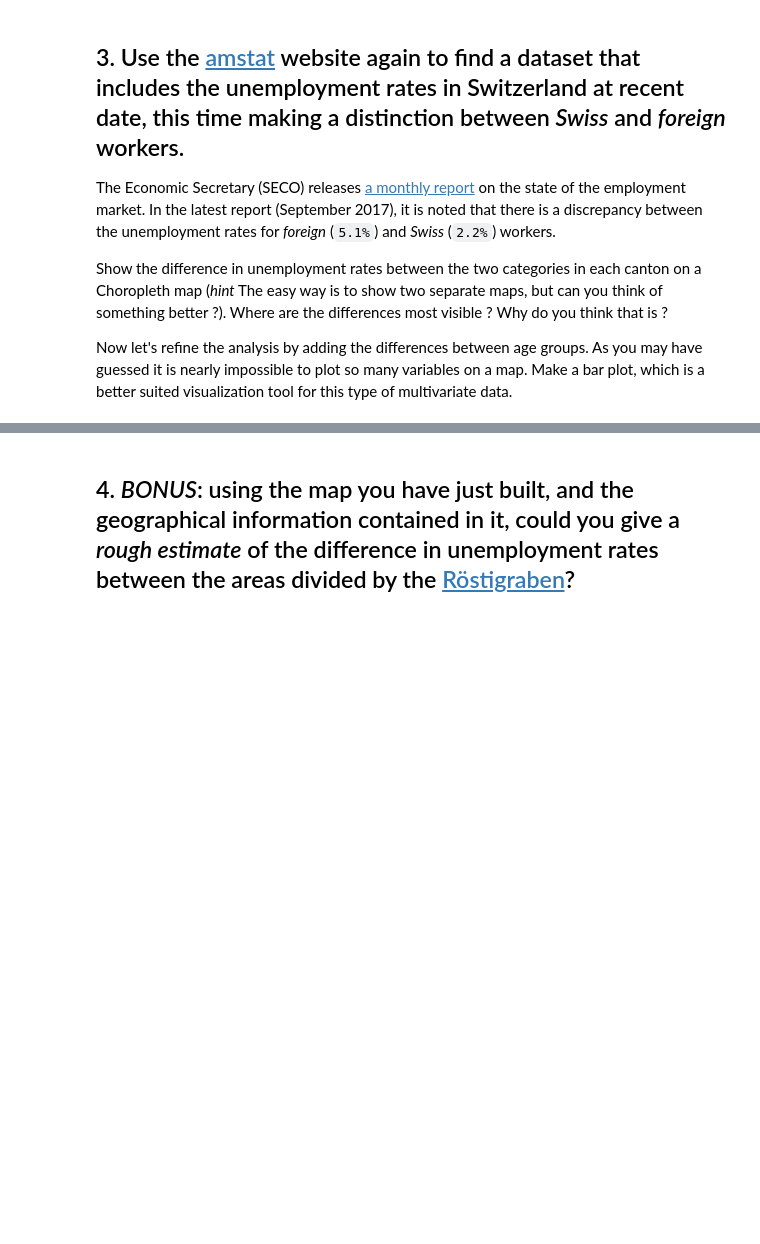
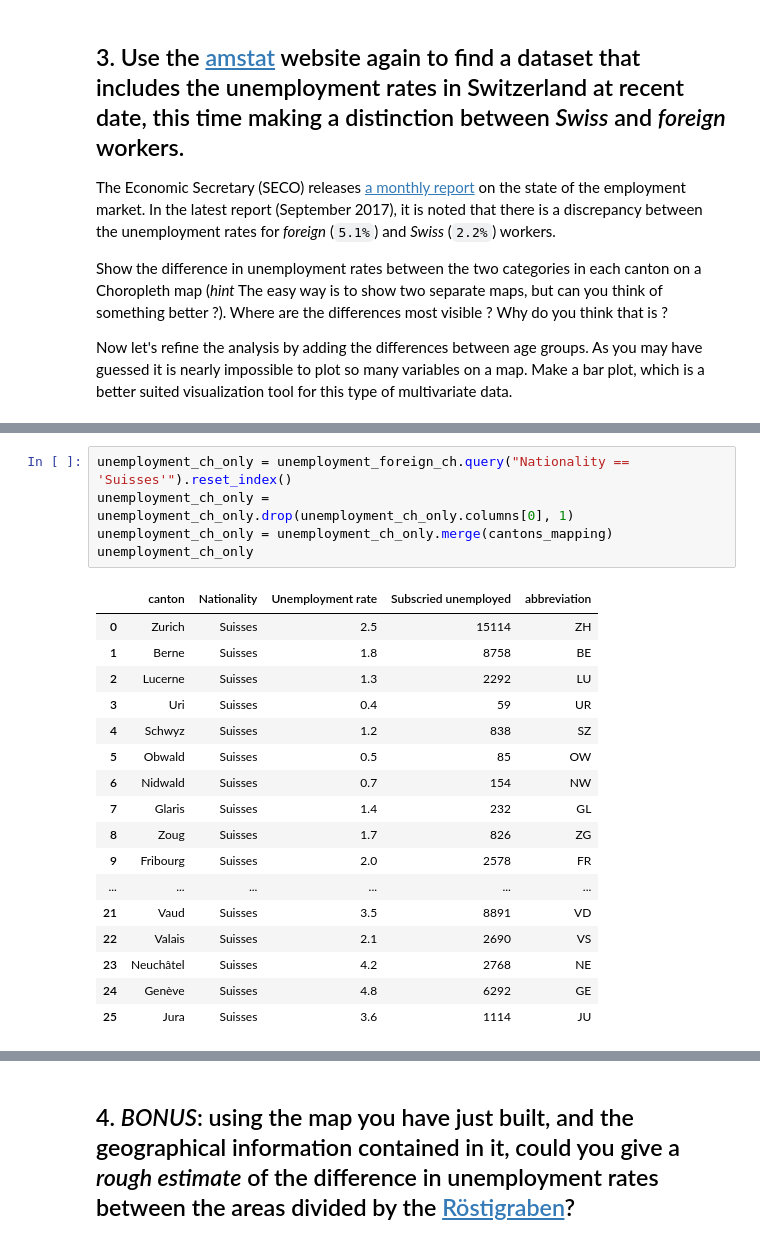
Before and after one commit to mosimann/ADA, a Jupyter notebook: 03 - Interactive Viz/Homework 3.ipynb, the cells around one changed output, grey strips where cells are left out. Saved outputs shown, nothing was run; the diff lists cells and outputs as text; blank space fills up the shorter version.

```diff
--- a/03 - Interactive Viz/Homework 3.ipynb
+++ b/03 - Interactive Viz/Homework 3.ipynb
@@ -333,0 +359,23 @@ swiss_choropleth(new_unemployment_ch_to_plot, ['abbreviation', 'new_unemployment
+# %%
+unemployment_ch_only = unemployment_foreign_ch.query("Nationality == 'Suisses'").reset_index()
+unemployment_ch_only = unemployment_ch_only.drop(unemployment_ch_only.columns[0], 1)
+unemployment_ch_only = unemployment_ch_only.merge(cantons_mapping)
+unemployment_ch_only
+# %% [output]
+|  | canton | Nationality | Unemployment rate | Subscried unemployed | abbreviation |
+| 0 | Zurich | Suisses | 2.5 | 15114 | ZH |
+| 1 | Berne | Suisses | 1.8 | 8758 | BE |
+| 2 | Lucerne | Suisses | 1.3 | 2292 | LU |
+| 3 | Uri | Suisses | 0.4 | 59 | UR |
+| 4 | Schwyz | Suisses | 1.2 | 838 | SZ |
+| 5 | Obwald | Suisses | 0.5 | 85 | OW |
+| 6 | Nidwald | Suisses | 0.7 | 154 | NW |
+| 7 | Glaris | Suisses | 1.4 | 232 | GL |
+| 8 | Zoug | Suisses | 1.7 | 826 | ZG |
+| 9 | Fribourg | Suisses | 2.0 | 2578 | FR |
+| ... | ... | ... | ... | ... | ... |
+| 21 | Vaud | Suisses | 3.5 | 8891 | VD |
+| 22 | Valais | Suisses | 2.1 | 2690 | VS |
+| 23 | Neuchâtel | Suisses | 4.2 | 2768 | NE |
+| 24 | Genève | Suisses | 4.8 | 6292 | GE |
+| 25 | Jura | Suisses | 3.6 | 1114 | JU |
```
Also changed, not shown: parts of 12 cells of this notebook, 3 other files.
